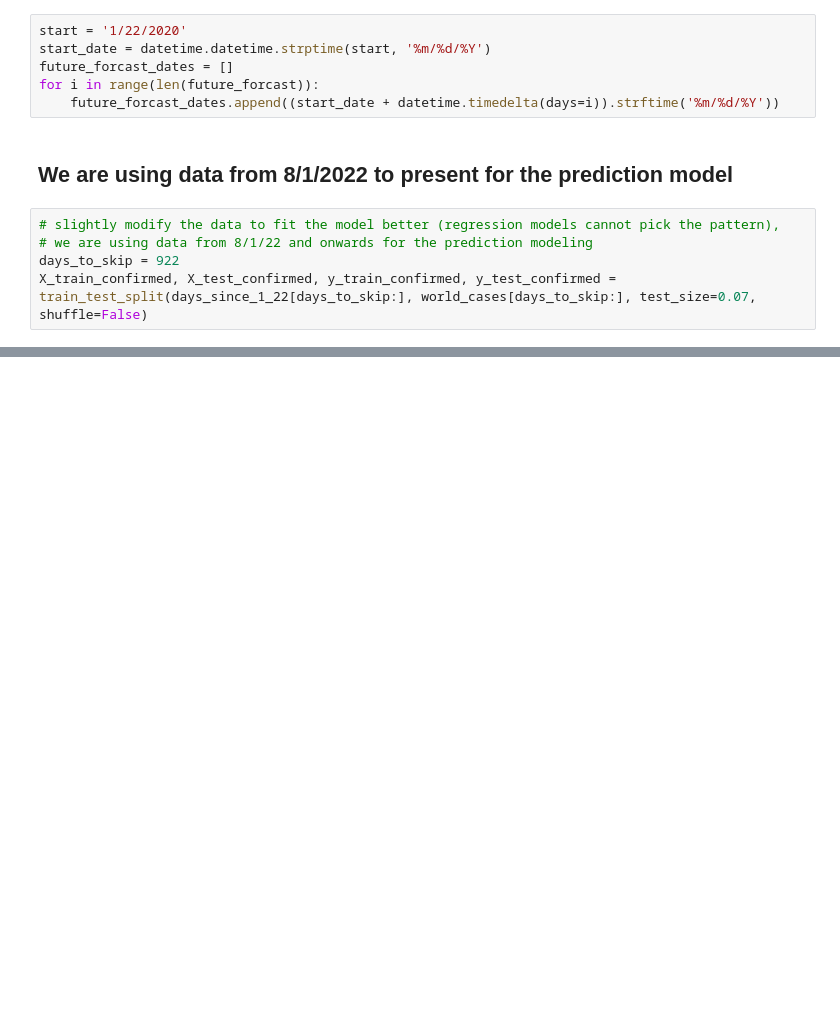
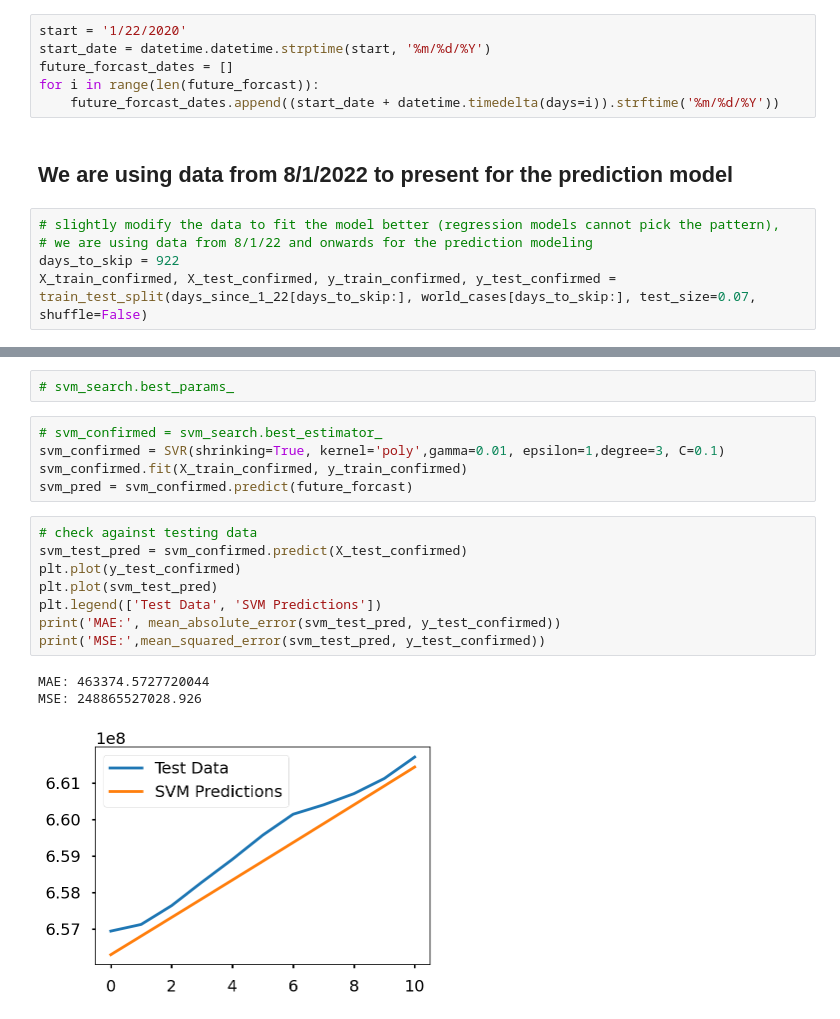
Before and after one commit to AmirMotefaker/Coronavirus-COVID19-pandemic, a Jupyter notebook: coronavirus-pandemic-covid-19-visualization.ipynb, the cells around one changed output, grey strips where cells are left out. Drawn from its saved outputs; the diff is of its cells as text; blank space fills up the shorter version.

Commit message:
Kaggle Notebook | Coronavirus Pandemic (COVID-19) - Visualization  | Version 13

```diff
--- a/coronavirus-pandemic-covid-19-visualization.ipynb
+++ b/coronavirus-pandemic-covid-19-visualization.ipynb
@@ -170,0 +185,19 @@ X_train_confirmed, X_test_confirmed, y_train_confirmed, y_test_confirmed = train
+# %%
+# svm_search.best_params_
+# %%
+# svm_confirmed = svm_search.best_estimator_
+svm_confirmed = SVR(shrinking=True, kernel='poly',gamma=0.01, epsilon=1,degree=3, C=0.1)
+svm_confirmed.fit(X_train_confirmed, y_train_confirmed)
+svm_pred = svm_confirmed.predict(future_forcast)
+# %%
+# check against testing data
+svm_test_pred = svm_confirmed.predict(X_test_confirmed)
+plt.plot(y_test_confirmed)
+plt.plot(svm_test_pred)
+plt.legend(['Test Data', 'SVM Predictions'])
+print('MAE:', mean_absolute_error(svm_test_pred, y_test_confirmed))
+print('MSE:',mean_squared_error(svm_test_pred, y_test_confirmed))
+# %% [output]
+MAE: 463374.5727720044
+MSE: 248865527028.926
+[figure, added]
```
Also changed, not shown: parts of 13 cells of this notebook.
